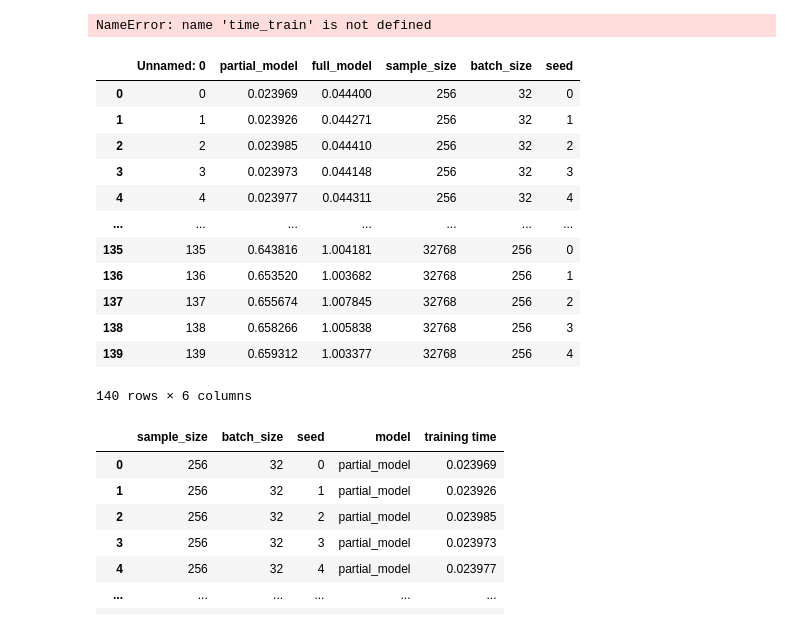
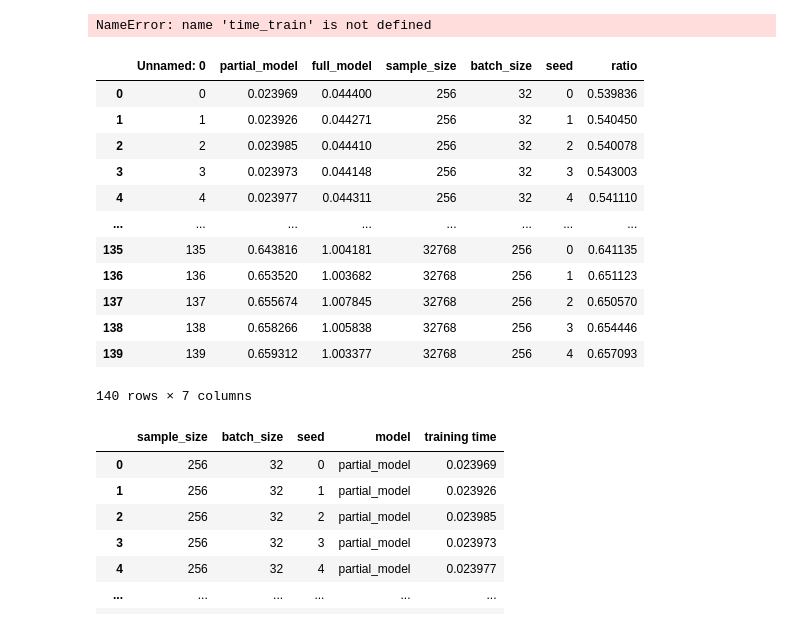
Before and after one commit to Saptarshi-Saha-1996/Noise-Abduction-for-Counterfactuals, a Jupyter notebook: Synthetic_data_experiment/train_time_experiment.ipynb, the cells around one changed output. Drawn from its saved outputs; the diff is of its cells as text; code cells hidden in the pictures.

```diff
--- a/Synthetic_data_experiment/train_time_experiment.ipynb
+++ b/Synthetic_data_experiment/train_time_experiment.ipynb
@@ -203,21 +203,22 @@ NameError: name 'time_train' is not defined
 # %%
 import pandas as pd
 time_train=pd.read_csv(experiment_name+'/training_time.csv')
+time_train['ratio']=time_train['partial_model']/time_train['full_model']
 time_train
 # %% [output]
-|  | Unnamed: 0 | partial_model | full_model | sample_size | batch_size | seed |
-| 0 | 0 | 0.023969 | 0.044400 | 256 | 32 | 0 |
-| 1 | 1 | 0.023926 | 0.044271 | 256 | 32 | 1 |
-| 2 | 2 | 0.023985 | 0.044410 | 256 | 32 | 2 |
-| 3 | 3 | 0.023973 | 0.044148 | 256 | 32 | 3 |
-| 4 | 4 | 0.023977 | 0.044311 | 256 | 32 | 4 |
-| ... | ... | ... | ... | ... | ... | ... |
-| 135 | 135 | 0.643816 | 1.004181 | 32768 | 256 | 0 |
-| 136 | 136 | 0.653520 | 1.003682 | 32768 | 256 | 1 |
-| 137 | 137 | 0.655674 | 1.007845 | 32768 | 256 | 2 |
-| 138 | 138 | 0.658266 | 1.005838 | 32768 | 256 | 3 |
-| 139 | 139 | 0.659312 | 1.003377 | 32768 | 256 | 4 |
+|  | Unnamed: 0 | partial_model | full_model | sample_size | batch_size | seed | ratio |
+| 0 | 0 | 0.023969 | 0.044400 | 256 | 32 | 0 | 0.539836 |
+| 1 | 1 | 0.023926 | 0.044271 | 256 | 32 | 1 | 0.540450 |
+| 2 | 2 | 0.023985 | 0.044410 | 256 | 32 | 2 | 0.540078 |
+| 3 | 3 | 0.023973 | 0.044148 | 256 | 32 | 3 | 0.543003 |
+| 4 | 4 | 0.023977 | 0.044311 | 256 | 32 | 4 | 0.541110 |
+| ... | ... | ... | ... | ... | ... | ... | ... |
+| 135 | 135 | 0.643816 | 1.004181 | 32768 | 256 | 0 | 0.641135 |
+| 136 | 136 | 0.653520 | 1.003682 | 32768 | 256 | 1 | 0.651123 |
+| 137 | 137 | 0.655674 | 1.007845 | 32768 | 256 | 2 | 0.650570 |
+| 138 | 138 | 0.658266 | 1.005838 | 32768 | 256 | 3 | 0.654446 |
+| 139 | 139 | 0.659312 | 1.003377 | 32768 | 256 | 4 | 0.657093 |
-140 rows × 6 columns
+140 rows × 7 columns
 # %%
 time_train_modified=time_train.drop('Unnamed: 0',axis=1).melt(id_vars=['sample_size','batch_size','seed'],var_name="model",value_name="training time")
 time_train_modified
```
Also changed, not shown: parts of 3 cells of this notebook, 6 other files.
